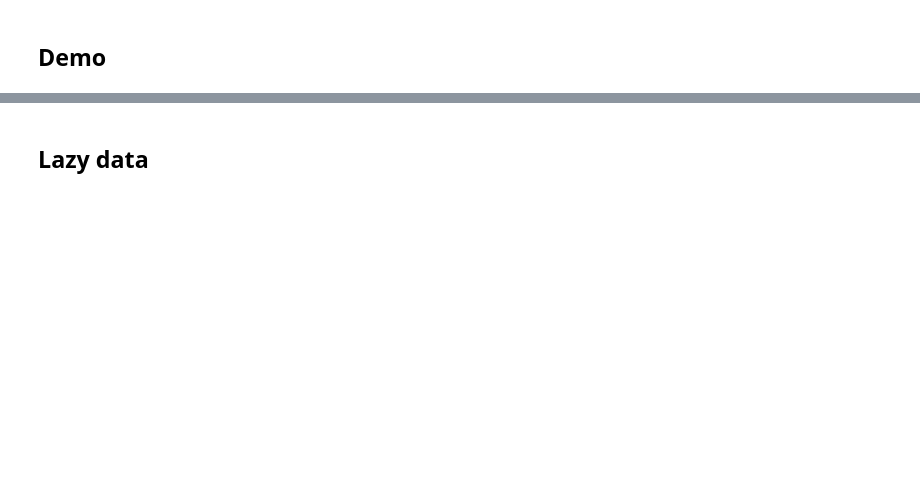
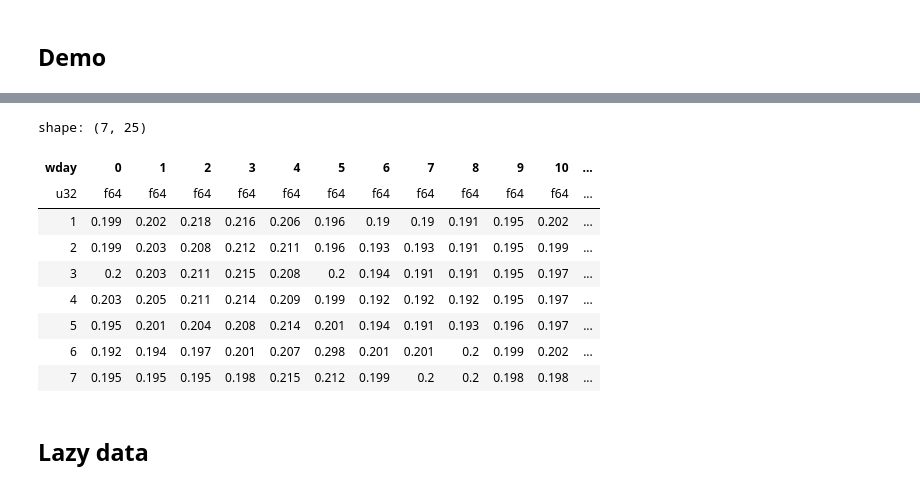
Before and after one commit to sta663-sp23/exercises, a Jupyter notebook: class_2023_03_31.ipynb, the cells around one changed output, grey strips where cells are left out. Cells and saved outputs as stored; diff of their text form; code cells hidden in the pictures; blank space fills up the shorter version.

```diff
--- a/class_2023_03_31.ipynb
+++ b/class_2023_03_31.ipynb
@@ -23,3 +94,34 @@ df_eager
+# %%
+    df_eager.filter(
+      (pl.col("fare_amount") > 0) &
+      (pl.col("tip_amount") > 0)
+    ).select([
+      "tpep_pickup_datetime", "tip_amount", "fare_amount", "total_amount",
+      (pl.col("tip_amount") / (pl.col("total_amount") - pl.col("tip_amount"))).alias("tip_perc"),
+      pl.col("tpep_pickup_datetime").dt.hour().alias("hour"),
+      pl.col("tpep_pickup_datetime").dt.weekday().alias("wday")
+    ]).groupby(
+      ["hour","wday"]
+    ).agg([
+      pl.mean("tip_perc").alias("mean_tip_perc")
+    ]).with_columns([
+      pl.col("mean_tip_perc").round(3)
+    ]).with_columns([
+      pl.all().sort_by(["wday", "hour"])
+    ]).pivot(
+      values="mean_tip_perc", index="wday", columns="hour"
+    )
+# %% [output]
+shape: (7, 25)
+| wday | 0 | 1 | 2 | 3 | 4 | 5 | 6 | 7 | 8 | 9 | 10 | ... |
+| u32 | f64 | f64 | f64 | f64 | f64 | f64 | f64 | f64 | f64 | f64 | f64 | ... |
+| 1 | 0.199 | 0.202 | 0.218 | 0.216 | 0.206 | 0.196 | 0.19 | 0.19 | 0.191 | 0.195 | 0.202 | ... |
+| 2 | 0.199 | 0.203 | 0.208 | 0.212 | 0.211 | 0.196 | 0.193 | 0.193 | 0.191 | 0.195 | 0.199 | ... |
+| 3 | 0.2 | 0.203 | 0.211 | 0.215 | 0.208 | 0.2 | 0.194 | 0.191 | 0.191 | 0.195 | 0.197 | ... |
+| 4 | 0.203 | 0.205 | 0.211 | 0.214 | 0.209 | 0.199 | 0.192 | 0.192 | 0.192 | 0.195 | 0.197 | ... |
+| 5 | 0.195 | 0.201 | 0.204 | 0.208 | 0.214 | 0.201 | 0.194 | 0.191 | 0.193 | 0.196 | 0.197 | ... |
+| 6 | 0.192 | 0.194 | 0.197 | 0.201 | 0.207 | 0.298 | 0.201 | 0.201 | 0.2 | 0.199 | 0.202 | ... |
+| 7 | 0.195 | 0.195 | 0.195 | 0.198 | 0.215 | 0.212 | 0.199 | 0.2 | 0.2 | 0.198 | 0.198 | ... |
 # %% [markdown]
 ## Lazy data
 # %%
```
Also changed, not shown: parts of 7 cells of this notebook.
